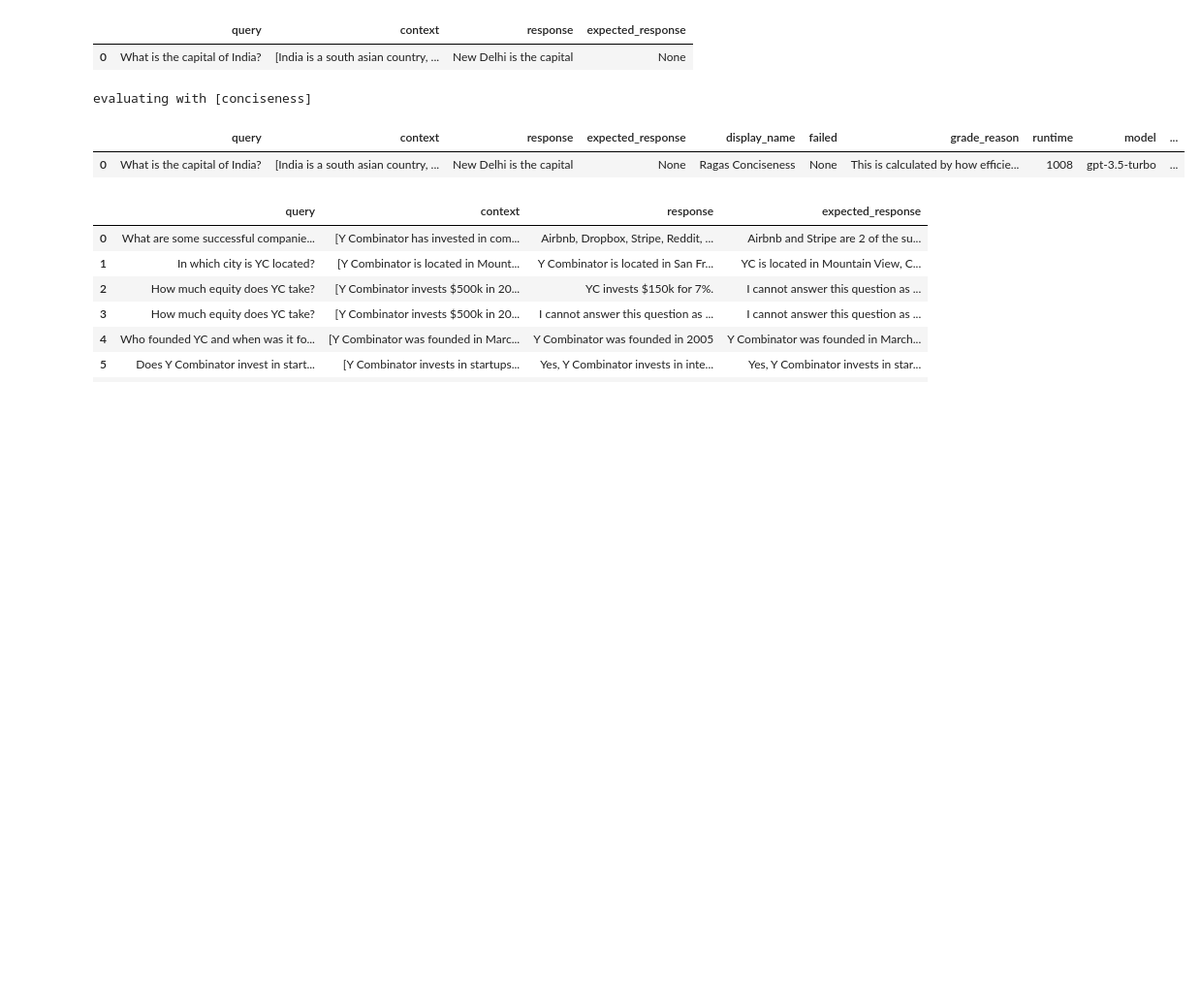
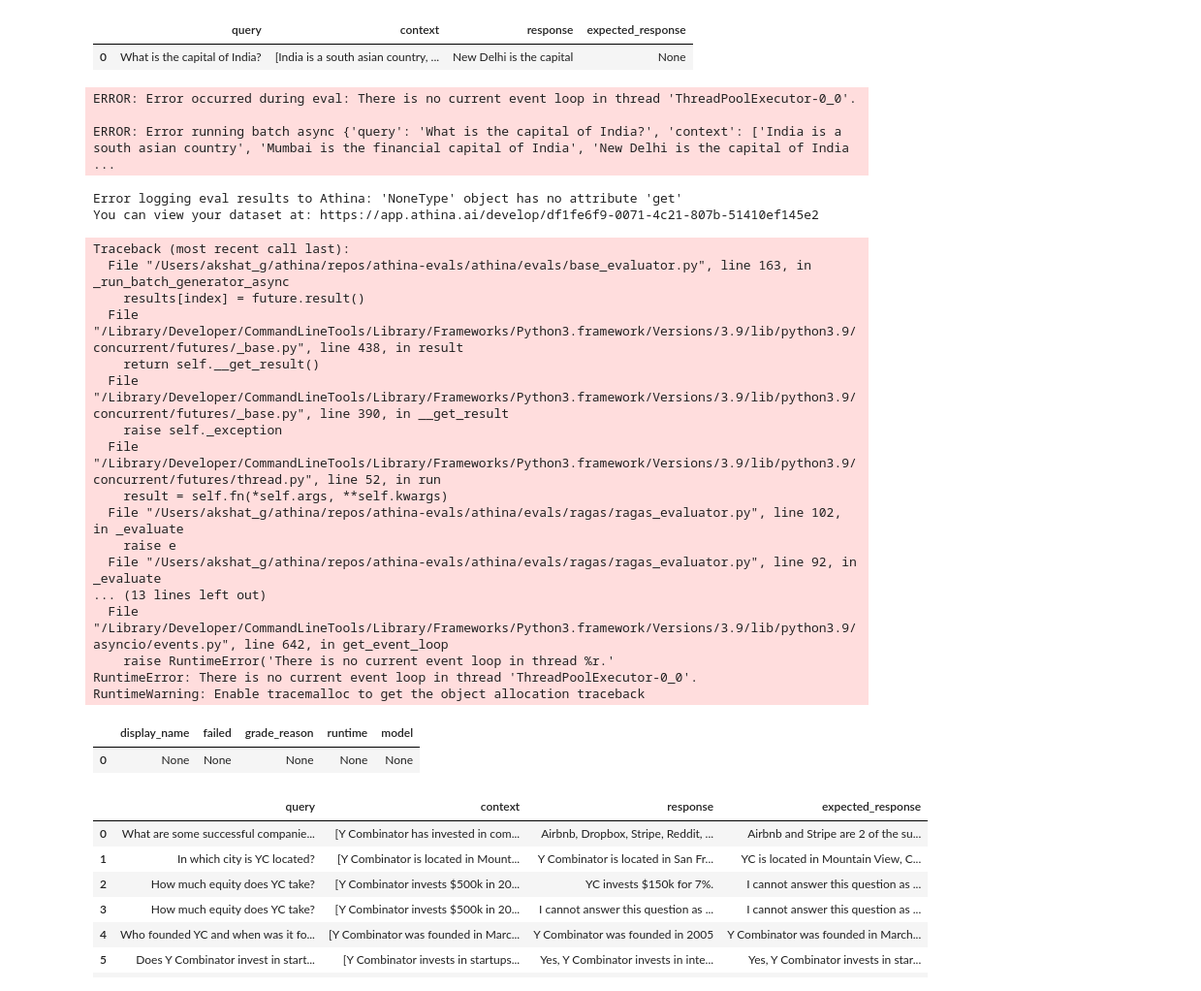
Before and after one commit to athina-ai/athina-evals, a Jupyter notebook: examples/ragas.ipynb, the cells around one changed output. Shown: that part at 97% size. Saved outputs shown, nothing was run; the diff lists cells and outputs as text; code cells hidden in the pictures; blank space fills up the shorter version.

```diff
--- a/examples/ragas.ipynb
+++ b/examples/ragas.ipynb
@@ -25,11 +24,32 @@ pd.DataFrame(ragas_dataset)
 | 0 | What is the capital of India? | [India is a south asian country, ... | New Delhi is the capital | None |
 # %%
 eval_model = "gpt-3.5-turbo"
-RagasConciseness(model=eval_model).run_batch(data=ragas_dataset).to_df()
+RagasConciseness(model=eval_model, api_key=os.getenv('OPENAI_API_KEY'), provider='openai').run_batch(data=ragas_dataset).to_df()
 # %% [output]
-evaluating with [conciseness]
+ERROR: Error occurred during eval: There is no current event loop in thread 'ThreadPoolExecutor-0_0'.
+
+ERROR: Error running batch async {'query': 'What is the capital of India?', 'context': ['India is a south asian country', 'Mumbai is the financial capital of India', 'New Delhi is the capital of India ...
+Error logging eval results to Athina: 'NoneType' object has no attribute 'get'
+You can view your dataset at: https://app.athina.ai/develop/df1fe6f9-0071-4c21-807b-51410ef145e2
+Traceback (most recent call last):
+  File "/Users/akshat_g/athina/repos/athina-evals/athina/evals/base_evaluator.py", line 163, in _run_batch_generator_async
+    results[index] = future.result()
+  File "/Library/Developer/CommandLineTools/Library/Frameworks/Python3.framework/Versions/3.9/lib/python3.9/concurrent/futures/_base.py", line 438, in result
+    return self.__get_result()
+  File "/Library/Developer/CommandLineTools/Library/Frameworks/Python3.framework/Versions/3.9/lib/python3.9/concurrent/futures/_base.py", line 390, in __get_result
+    raise self._exception
+  File "/Library/Developer/CommandLineTools/Library/Frameworks/Python3.framework/Versions/3.9/lib/python3.9/concurrent/futures/thread.py", line 52, in run
+    result = self.fn(*self.args, **self.kwargs)
+  File "/Users/akshat_g/athina/repos/athina-evals/athina/evals/ragas/ragas_evaluator.py", line 102, in _evaluate
+    raise e
+  File "/Users/akshat_g/athina/repos/athina-evals/athina/evals/ragas/ragas_evaluator.py", line 92, in _evaluate
+... (13 lines left out)
+  File "/Library/Developer/CommandLineTools/Library/Frameworks/Python3.framework/Versions/3.9/lib/python3.9/asyncio/events.py", line 642, in get_event_loop
+    raise RuntimeError('There is no current event loop in thread %r.'
+RuntimeError: There is no current event loop in thread 'ThreadPoolExecutor-0_0'.
+RuntimeWarning: Enable tracemalloc to get the object allocation traceback
-|  | query | context | response | expected_response | display_name | failed | grade_reason | runtime | model | ... |
-| 0 | What is the capital of India? | [India is a south asian country, ... | New Delhi is the capital | None | Ragas Conciseness | None | This is calculated by how efficie... | 1008 | gpt-3.5-turbo | ... |
+|  | display_name | failed | grade_reason | runtime | model |
+| 0 | None | None | None | None | None |
 # %%
 # Create batch dataset from list of dict objects
 raw_data = yc_query_mini.data
```
Also changed, not shown: parts of 2 cells of this notebook, 13 other files.
